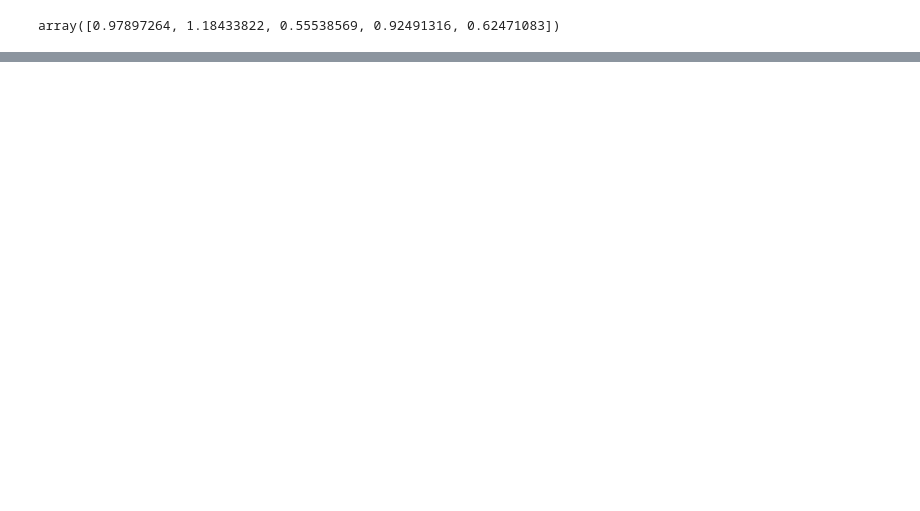
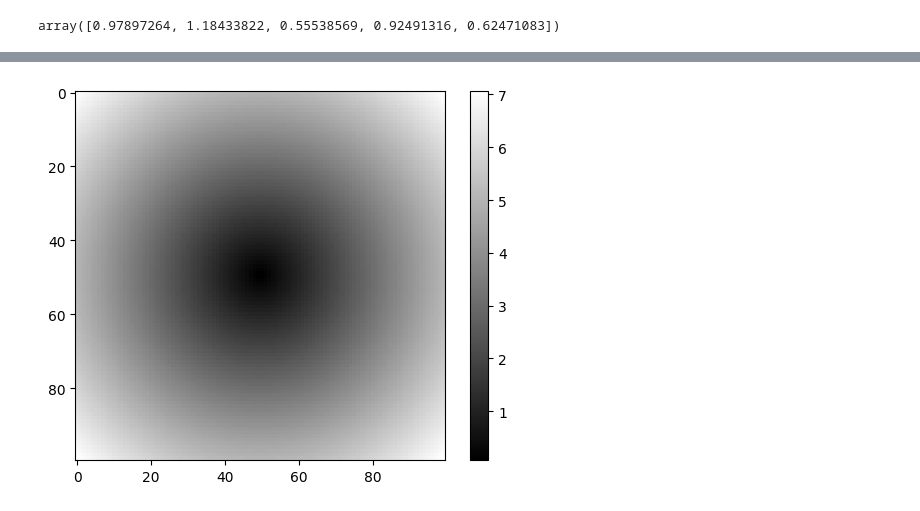
Before and after one commit to mengtao121381/py_test_usepython, a Jupyter notebook: use_python_study_numpy.ipynb, the cells around one changed output, grey strips where cells are left out. Drawn from its saved outputs; the diff is of its cells as text; code cells hidden in the pictures; blank space fills up the shorter version.

```diff
--- a/use_python_study_numpy.ipynb
+++ b/use_python_study_numpy.ipynb
@@ -438,0 +511,13 @@ arr6_1.ndim, arr6_1.shape, arr6_1.size , arr6_1.dtype
+# %%
+# 用 np.meshgrid 生成 xs, ys（-5..5），计算 z = sqrt(xs^2 + ys^2)，用 plt.imshow 显示热图并加 colorbar。
+# 验证：中心值最小，四周增大；colorbar 显示范围。
+
+# python
+# points = np.linspace(-5, 5, 201)
+# xs, ys = np.meshgrid(points, points)
+# z = np.sqrt(xs**2 + ys**2)
+# plt.imshow(z, cmap='gray'); plt.colorbar(); plt.show()
+
+xs , ys = np.meshgrid(np.linspace(-5,5,100),np.linspace(-5,5,100))
+z = np.sqrt(xs**2 + ys**2)
+z
@@ -438,0 +538,4 @@ arr6_1.ndim, arr6_1.shape, arr6_1.size , arr6_1.dtype
+# %%
+plt.imshow(z,cmap='gray'); plt.colorbar(); plt.show()
+# %% [output]
+[figure, added]
```
Also changed, not shown: parts of 26 cells of this notebook.
